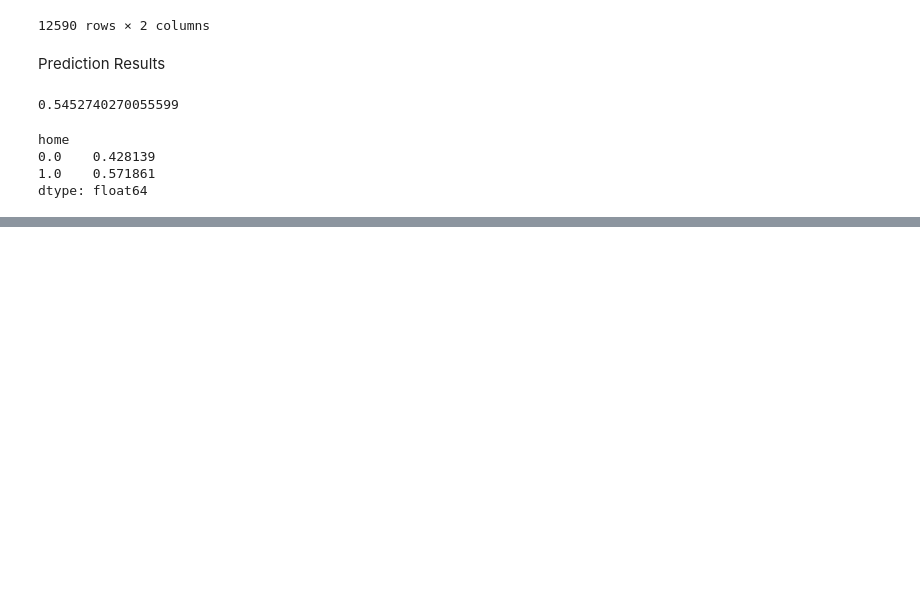
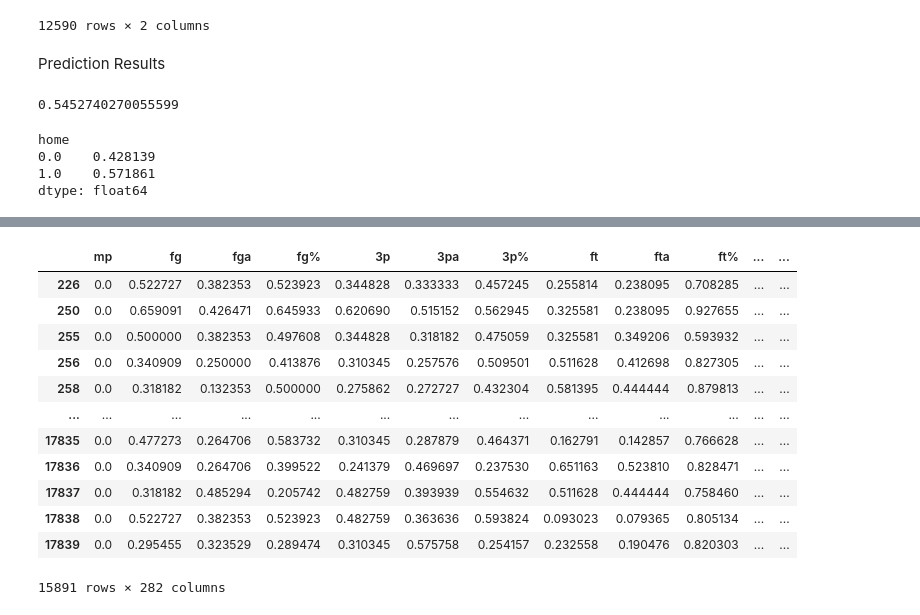
Before and after one commit to ABay23/nba-predictor, a Jupyter notebook: predict.ipynb, the cells around one changed output, grey strips where cells are left out. Saved outputs shown, nothing was run; the diff lists cells and outputs as text; code cells hidden in the pictures; blank space fills up the shorter version.

```diff
--- a/predict.ipynb
+++ b/predict.ipynb
@@ -308,0 +356,27 @@ dtype: float64
+# %%
+def shift_col(team, col_name):
+    next_col = team[col_name].shift(-1)
+    return next_col
+
+def add_col(df, col_name):
+    return df.groupby("team", group_keys=False).apply(lambda x: shift_col(x, col_name))
+
+df["home_next"] = add_col(df, "home")
+df["team_opp_next"] = add_col(df, "team_opp")
+df["date_next"] = add_col(df, "date")
+# %%
+df
+# %% [output]
+|  | mp | fg | fga | fg% | 3p | 3pa | 3p% | ft | fta | ft% | ... | ... |
+| 226 | 0.0 | 0.522727 | 0.382353 | 0.523923 | 0.344828 | 0.333333 | 0.457245 | 0.255814 | 0.238095 | 0.708285 | ... | ... |
+| 250 | 0.0 | 0.659091 | 0.426471 | 0.645933 | 0.620690 | 0.515152 | 0.562945 | 0.325581 | 0.238095 | 0.927655 | ... | ... |
+| 255 | 0.0 | 0.500000 | 0.382353 | 0.497608 | 0.344828 | 0.318182 | 0.475059 | 0.325581 | 0.349206 | 0.593932 | ... | ... |
+| 256 | 0.0 | 0.340909 | 0.250000 | 0.413876 | 0.310345 | 0.257576 | 0.509501 | 0.511628 | 0.412698 | 0.827305 | ... | ... |
+| 258 | 0.0 | 0.318182 | 0.132353 | 0.500000 | 0.275862 | 0.272727 | 0.432304 | 0.581395 | 0.444444 | 0.879813 | ... | ... |
+| ... | ... | ... | ... | ... | ... | ... | ... | ... | ... | ... | ... | ... |
+| 17835 | 0.0 | 0.477273 | 0.264706 | 0.583732 | 0.310345 | 0.287879 | 0.464371 | 0.162791 | 0.142857 | 0.766628 | ... | ... |
+| 17836 | 0.0 | 0.340909 | 0.264706 | 0.399522 | 0.241379 | 0.469697 | 0.237530 | 0.651163 | 0.523810 | 0.828471 | ... | ... |
+| 17837 | 0.0 | 0.318182 | 0.485294 | 0.205742 | 0.482759 | 0.393939 | 0.554632 | 0.511628 | 0.444444 | 0.758460 | ... | ... |
+| 17838 | 0.0 | 0.522727 | 0.382353 | 0.523923 | 0.482759 | 0.363636 | 0.593824 | 0.093023 | 0.079365 | 0.805134 | ... | ... |
+| 17839 | 0.0 | 0.295455 | 0.323529 | 0.289474 | 0.310345 | 0.575758 | 0.254157 | 0.232558 | 0.190476 | 0.820303 | ... | ... |
+15891 rows × 282 columns
```
Also changed, not shown: parts of 12 cells of this notebook.
